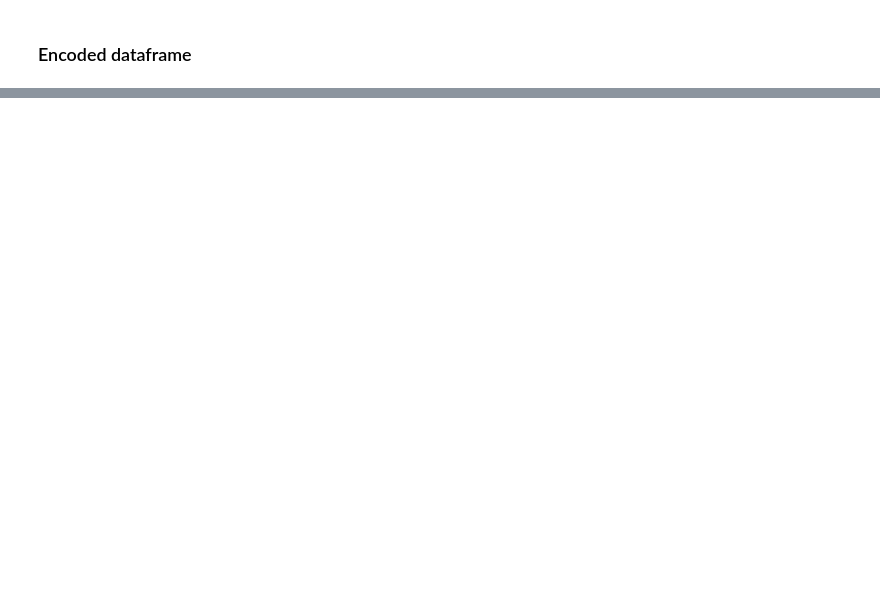
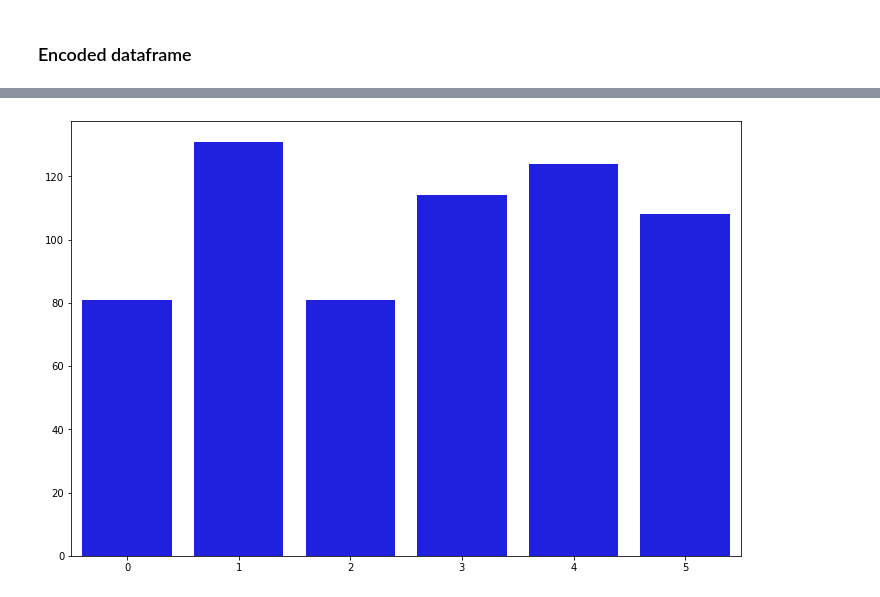
Before and after one commit to malvarezg1/BI, a Jupyter notebook: Laboratorio 2 - Clustering.ipynb, the cells around one changed output, grey strips where cells are left out. Saved outputs shown, nothing was run; the diff lists cells and outputs as text; code cells hidden in the pictures; blank space fills up the shorter version.

```diff
--- a/Laboratorio 2 - Clustering.ipynb
+++ b/Laboratorio 2 - Clustering.ipynb
@@ -338,0 +374,12 @@ data
+# %%
+n_clusters=6
+kmeans = KMeans(n_clusters=n_clusters, random_state=0)
+kmeans = kmeans.fit(data_norm)
+# %%
+labels = kmeans.labels_
+data['Cluster'] = labels
+cluster_distrib = data['Cluster'].value_counts()
+fig=plt.figure(figsize=(12,8))
+sns.barplot(x=cluster_distrib.index, y=cluster_distrib.values, color='b');
+# %% [output]
+[figure, added]
```
Also changed, not shown: parts of 24 cells of this notebook.
